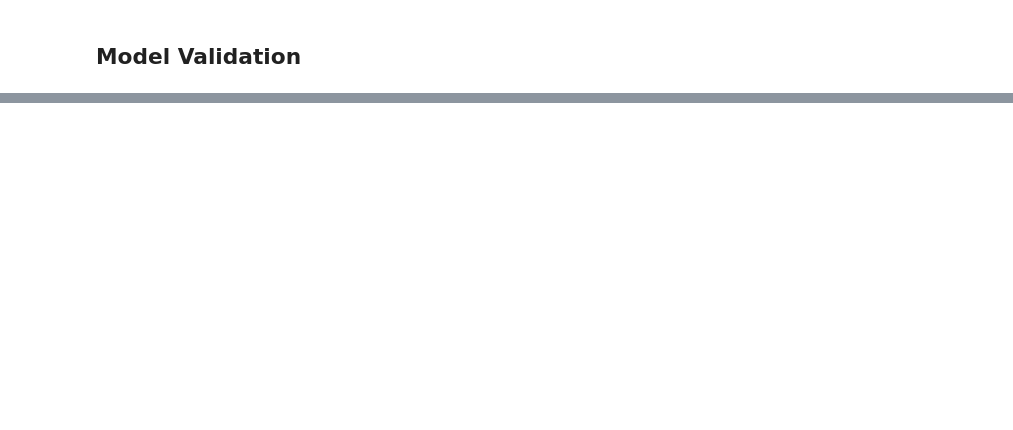
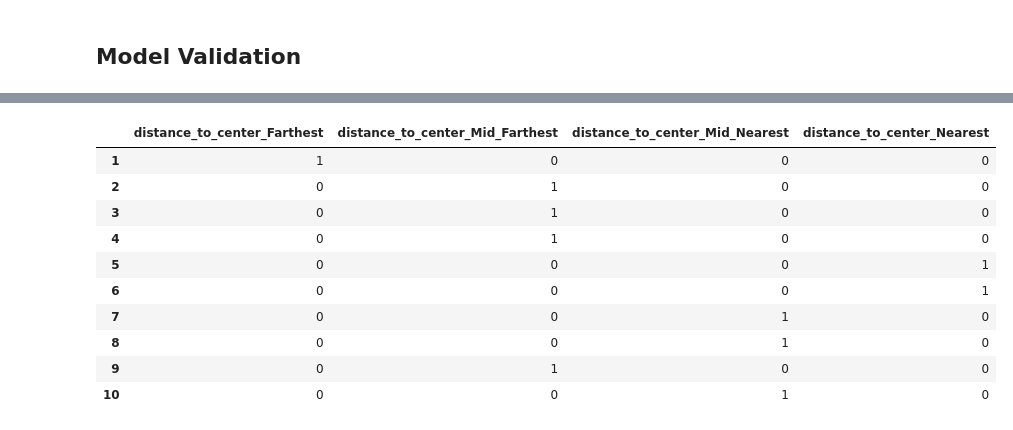
Before and after one commit to SergiGuasch/hangover, a Jupyter notebook: Mid-project 12.ipynb, the cells around one changed output, grey strips where cells are left out. Drawn from its saved outputs; the diff is of its cells as text; code cells hidden in the pictures; blank space fills up the shorter version.

```diff
--- a/Mid-project 12.ipynb
+++ b/Mid-project 12.ipynb
@@ -509,0 +541,4 @@ mean_absolute_error(y_test, preds)
+# %%
+df2=df2.drop_duplicates( subset=['id','bedrooms','bathrooms','sqft_living','sqft_lot','floors','waterfront','view','condition','grade', 'sqft_above','sqft_basement','yr_built','yr_renovated','zipcode','lat','long','sqft_living15', 'sqft_lot15', 'distance_to_center'],keep='last')
+# %%
+df2=df2.drop(['id'],axis=1)
@@ -509,0 +565,3 @@ mean_absolute_error(y_test, preds)
+# %%
+X_cat3=df2[['distance_to_center']].astype(str)
+X_cat3.info()
@@ -509,0 +577,15 @@ mean_absolute_error(y_test, preds)
+# %%
+X_dummies3=pd.get_dummies(X_cat3, drop_first=True)
+X_dummies3.head(10)
+# %% [output]
+|  | distance_to_center_Farthest | distance_to_center_Mid_Farthest | distance_to_center_Mid_Nearest | distance_to_center_Nearest |
+| 1 | 1 | 0 | 0 | 0 |
+| 2 | 0 | 1 | 0 | 0 |
+| 3 | 0 | 1 | 0 | 0 |
+| 4 | 0 | 1 | 0 | 0 |
+| 5 | 0 | 0 | 0 | 1 |
+| 6 | 0 | 0 | 0 | 1 |
+| 7 | 0 | 0 | 1 | 0 |
+| 8 | 0 | 0 | 1 | 0 |
+| 9 | 0 | 1 | 0 | 0 |
+| 10 | 0 | 0 | 1 | 0 |
```
Also changed, not shown: parts of 28 cells of this notebook, 2 other files.
